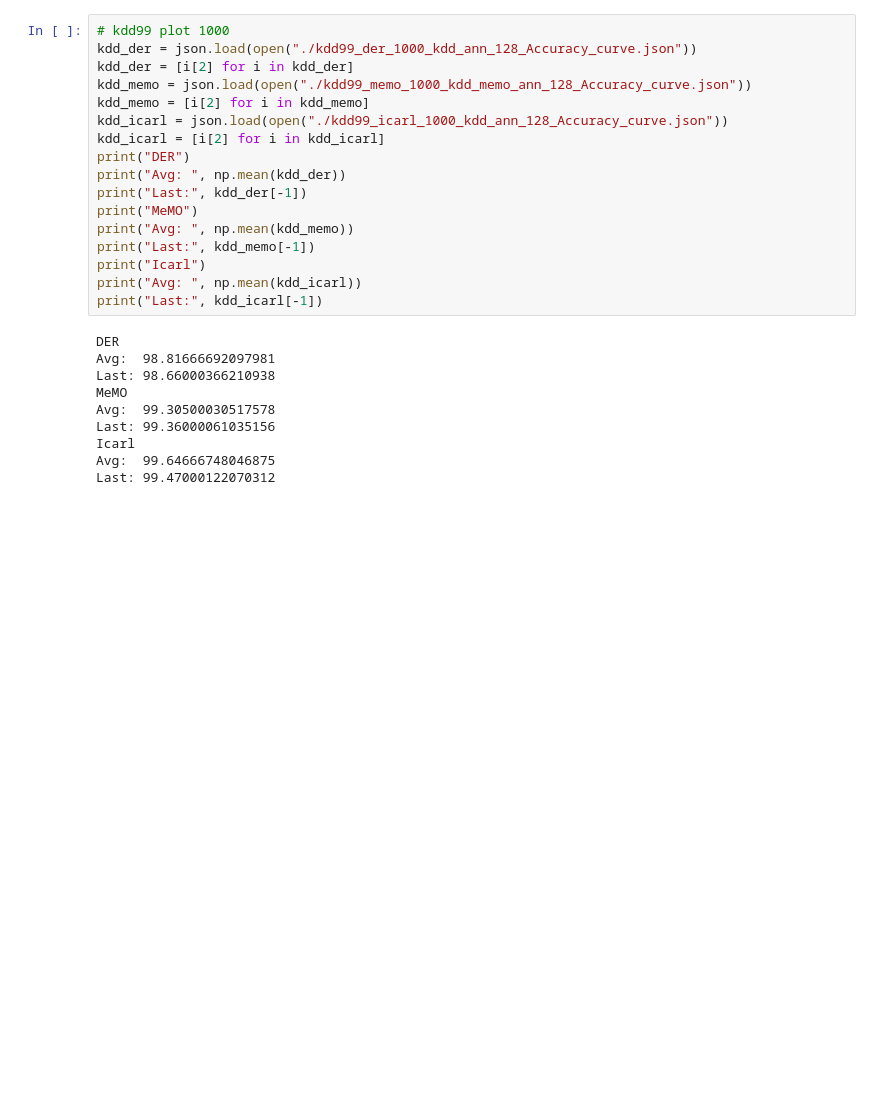
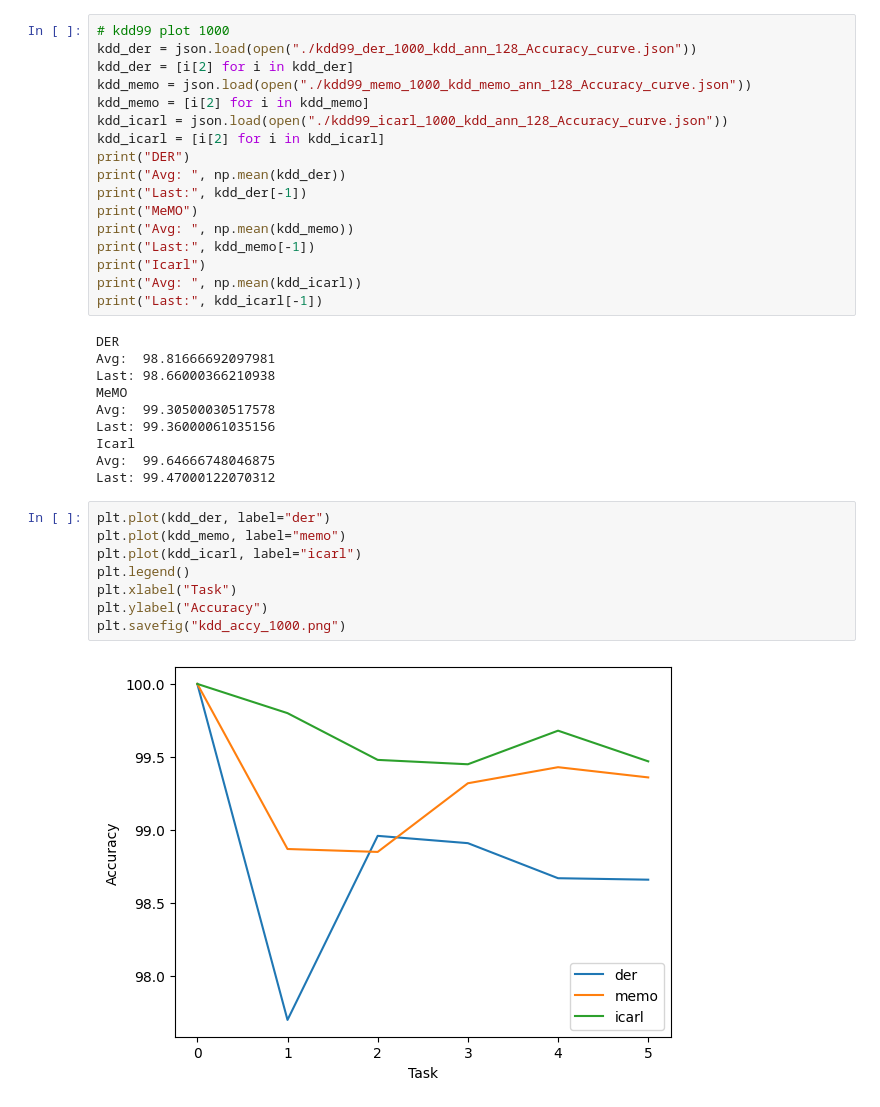
Before and after one commit to NguyenQuangMinh0504/CIL_NIDS, a Jupyter notebook: Code/PythonCode/CIL/results/kdd99_plot.ipynb, the cells around one changed output. Saved outputs shown, nothing was run; the diff lists cells and outputs as text; blank space fills up the shorter version.

```diff
--- a/Code/PythonCode/CIL/results/kdd99_plot.ipynb
+++ b/Code/PythonCode/CIL/results/kdd99_plot.ipynb
@@ -83,3 +83,13 @@ Last: 99.36000061035156
 Icarl
 Avg:  99.64666748046875
 Last: 99.47000122070312
+# %%
+plt.plot(kdd_der, label="der")
+plt.plot(kdd_memo, label="memo")
+plt.plot(kdd_icarl, label="icarl")
+plt.legend()
+plt.xlabel("Task")
+plt.ylabel("Accuracy")
+plt.savefig("kdd_accy_1000.png")
+# %% [output]
+[figure, added]
```
Also changed, not shown: parts of 2 cells of this notebook, 6 other files.
